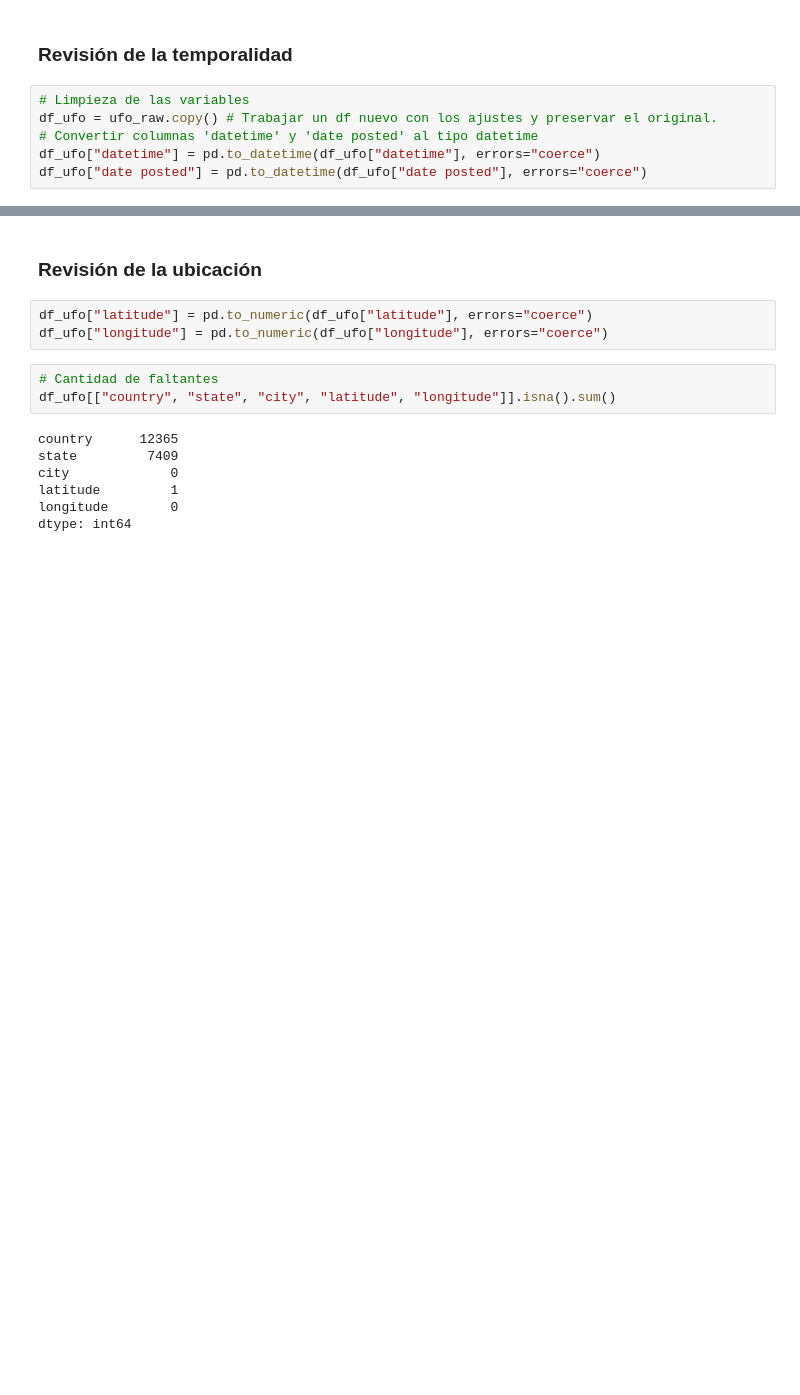
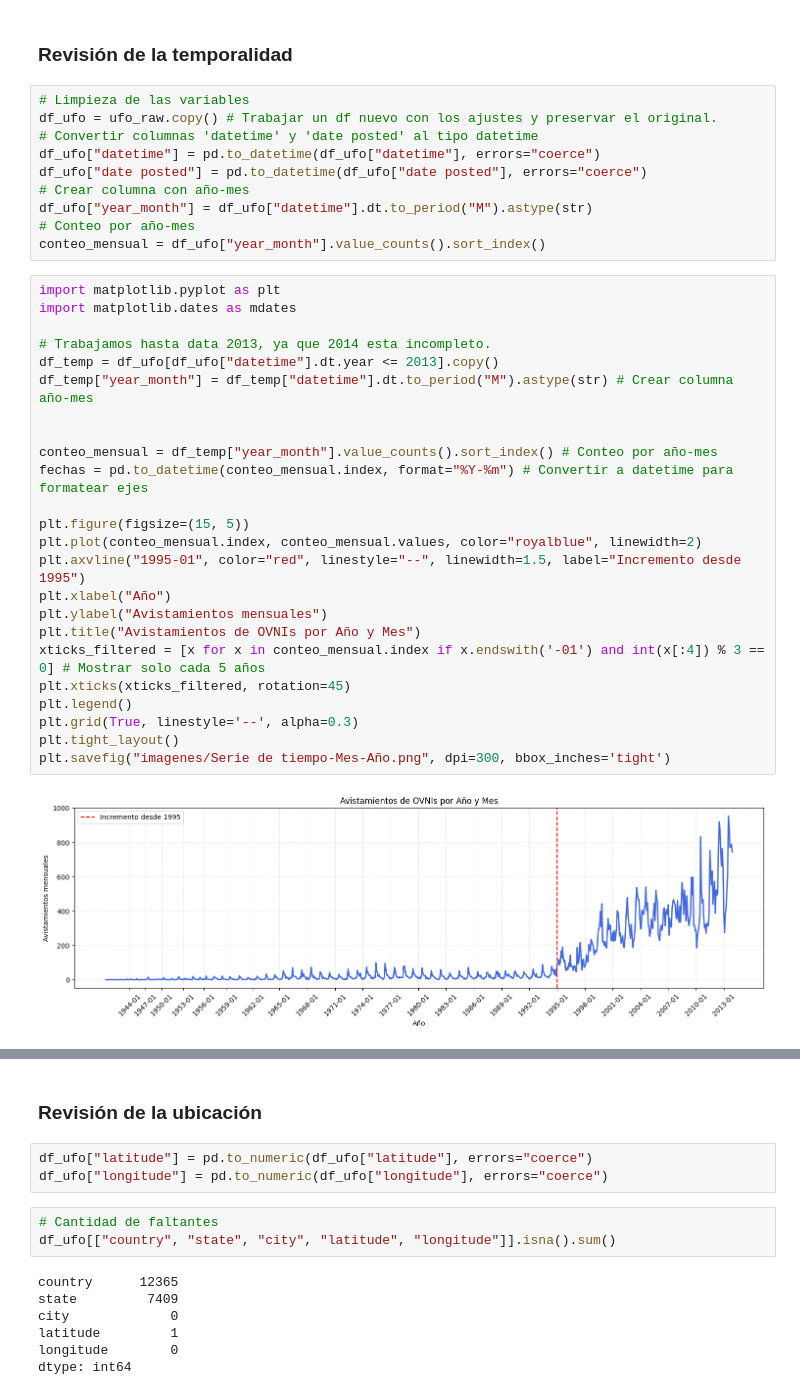
Before and after one commit to luis-dgz/Doctoralia_BusinessCase, a Jupyter notebook: UFO_Sighthings.ipynb, the cells around one changed output, grey strips where cells are left out. Cells and saved outputs as stored; diff of their text form; blank space fills up the shorter version.

```diff
--- a/UFO_Sighthings.ipynb
+++ b/UFO_Sighthings.ipynb
@@ -37,4 +58,34 @@ df_ufo = ufo_raw.copy() # Trabajar un df nuevo con los ajustes y preservar el or
 # Convertir columnas 'datetime' y 'date posted' al tipo datetime
 df_ufo["datetime"] = pd.to_datetime(df_ufo["datetime"], errors="coerce")
 df_ufo["date posted"] = pd.to_datetime(df_ufo["date posted"], errors="coerce")
+# Crear columna con año-mes
+df_ufo["year_month"] = df_ufo["datetime"].dt.to_period("M").astype(str)
+# Conteo por año-mes
+conteo_mensual = df_ufo["year_month"].value_counts().sort_index()
+# %%
+import matplotlib.pyplot as plt
+import matplotlib.dates as mdates
+
+# Trabajamos hasta data 2013, ya que 2014 esta incompleto.
+df_temp = df_ufo[df_ufo["datetime"].dt.year <= 2013].copy()
+df_temp["year_month"] = df_temp["datetime"].dt.to_period("M").astype(str) # Crear columna año-mes
+
+
+conteo_mensual = df_temp["year_month"].value_counts().sort_index() # Conteo por año-mes
+fechas = pd.to_datetime(conteo_mensual.index, format="%Y-%m") # Convertir a datetime para formatear ejes
+
+plt.figure(figsize=(15, 5))
+plt.plot(conteo_mensual.index, conteo_mensual.values, color="royalblue", linewidth=2)
+plt.axvline("1995-01", color="red", linestyle="--", linewidth=1.5, label="Incremento desde 1995")
+plt.xlabel("Año")
+plt.ylabel("Avistamientos mensuales")
+plt.title("Avistamientos de OVNIs por Año y Mes")
+xticks_filtered = [x for x in conteo_mensual.index if x.endswith('-01') and int(x[:4]) % 3 == 0] # Mostrar solo cada 5 años
+plt.xticks(xticks_filtered, rotation=45)
+plt.legend()
+plt.grid(True, linestyle='--', alpha=0.3)
+plt.tight_layout()
+plt.savefig("imagenes/Serie de tiempo-Mes-Año.png", dpi=300, bbox_inches='tight')
+# %% [output]
+[figure, added]
 # %%
```
Also changed, not shown: parts of 27 cells of this notebook.
